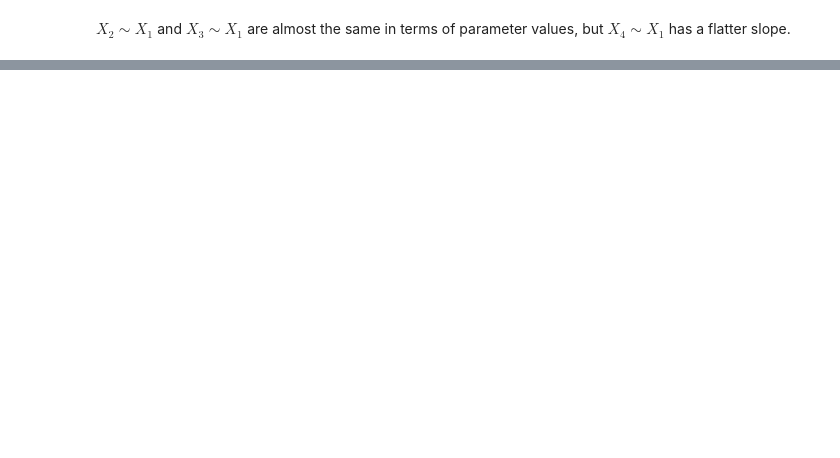
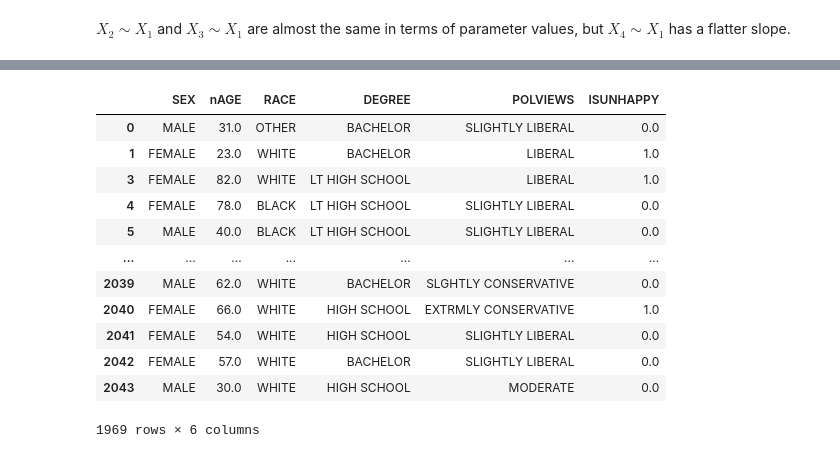
Before and after one commit to macpalor/statistics-for-data-science, a Jupyter notebook: exercise6.ipynb, the cells around one changed output, grey strips where cells are left out. Saved outputs shown, nothing was run; the diff lists cells and outputs as text; code cells hidden in the pictures; blank space fills up the shorter version.

```diff
--- a/exercise6.ipynb
+++ b/exercise6.ipynb
@@ -158,0 +162,6 @@ $X_2\sim X_1$ and $X_3\sim X_1$ are almost the same in terms of parameter values
+# %%
+data = pd.read_csv("./data/gss2010.txt", sep="\t")
+cols = ["SEX", "nAGE", "RACE", "DEGREE", "POLVIEWS", "ISUNHAPPY"]
+data = data[cols]
+data["ISUNHAPPY"] = data["ISUNHAPPY"].astype(float)
+print(data)
@@ -158,0 +183,22 @@ $X_2\sim X_1$ and $X_3\sim X_1$ are almost the same in terms of parameter values
+# %%
+def standardize(x):
+    return (x - x.mean()) / (2 * x.std())
+
+#data['sAGE'] = standardize(data['nAGE'])
+data_complete = data.dropna()
+#data_complete['sAGE'] = standardize(data_complete['nAGE'])
+data_complete
+# %% [output]
+|  | SEX | nAGE | RACE | DEGREE | POLVIEWS | ISUNHAPPY |
+| 0 | MALE | 31.0 | OTHER | BACHELOR | SLIGHTLY LIBERAL | 0.0 |
+| 1 | FEMALE | 23.0 | WHITE | BACHELOR | LIBERAL | 1.0 |
+| 3 | FEMALE | 82.0 | WHITE | LT HIGH SCHOOL | LIBERAL | 1.0 |
+| 4 | FEMALE | 78.0 | BLACK | LT HIGH SCHOOL | SLIGHTLY LIBERAL | 0.0 |
+| 5 | MALE | 40.0 | BLACK | LT HIGH SCHOOL | SLIGHTLY LIBERAL | 0.0 |
+| ... | ... | ... | ... | ... | ... | ... |
+| 2039 | MALE | 62.0 | WHITE | BACHELOR | SLGHTLY CONSERVATIVE | 0.0 |
+| 2040 | FEMALE | 66.0 | WHITE | HIGH SCHOOL | EXTRMLY CONSERVATIVE | 1.0 |
+| 2041 | FEMALE | 54.0 | WHITE | HIGH SCHOOL | SLIGHTLY LIBERAL | 0.0 |
+| 2042 | FEMALE | 57.0 | WHITE | BACHELOR | SLIGHTLY LIBERAL | 0.0 |
+| 2043 | MALE | 30.0 | WHITE | HIGH SCHOOL | MODERATE | 0.0 |
+1969 rows × 6 columns
```
Also changed, not shown: parts of 8 cells of this notebook.
